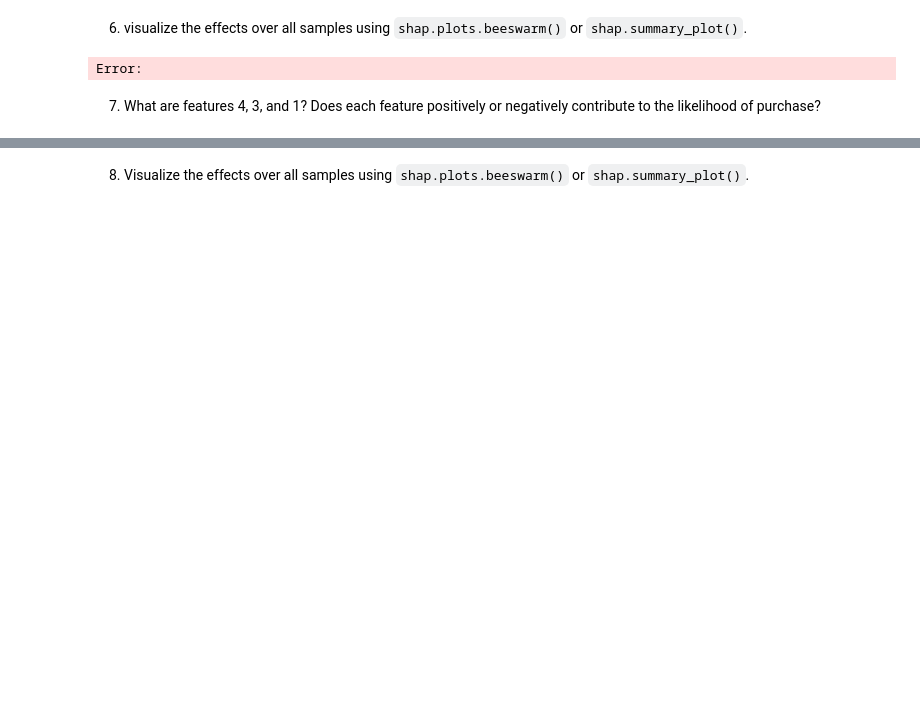
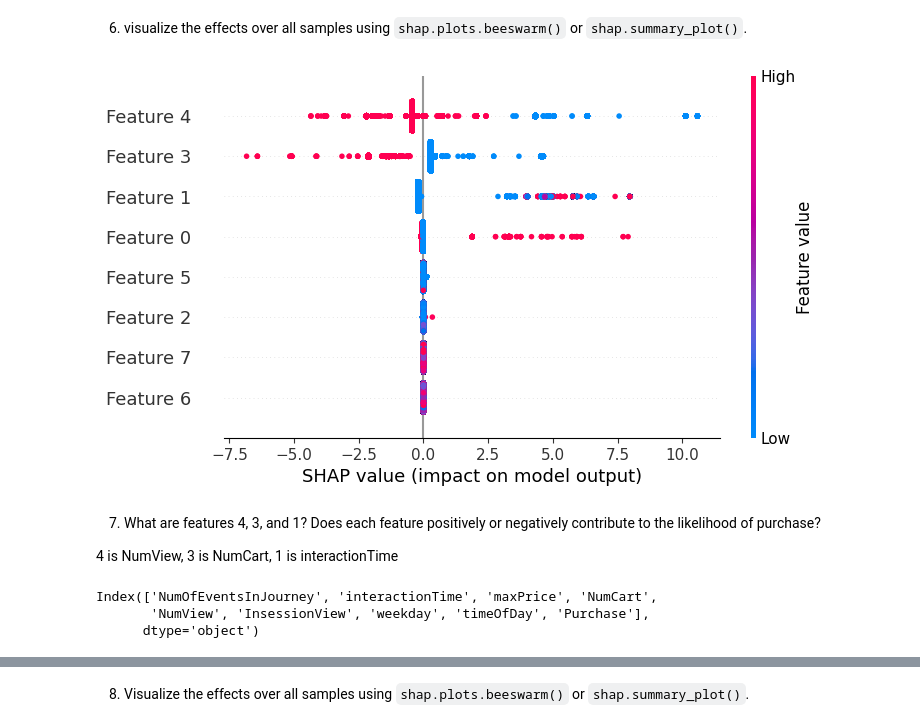
Before and after one commit to yinghu-math/mle9-yinghu, a Jupyter notebook: assignments/week-6-supervised-ML/nb/electronics-purchase-prediction.ipynb, the cells around one changed output, grey strips where cells are left out. Cells and saved outputs as stored; diff of their text form; code cells hidden in the pictures; blank space fills up the shorter version.

```diff
--- a/assignments/week-6-supervised-ML/nb/electronics-purchase-prediction.ipynb
+++ b/assignments/week-6-supervised-ML/nb/electronics-purchase-prediction.ipynb
@@ -419,7 +432,7 @@ Intepretation of a linear model such as logistic regression is staightforward, h
 from sklearn.ensemble import GradientBoostingClassifier
 # %%
 %%time
-gbt_model = None # YOUR CODE HERE
+gbt_model = GradientBoostingClassifier(random_state=42) # YOUR CODE HERE
 gbt_model.fit(X_train_reduced, y_train)
 gbt_pred = gbt_model.predict(X_test_reduced)
 # %% [output]
@@ -454,3 +473,3 @@ Error:
 # %%
 import shap
-explainer = None# YOUR CODE HERE
+explainer = shap.Explainer(gbt_model) # YOUR CODE HERE
@@ -459,4 +476,4 @@ Error:
 # %%
 %%time
-shap_values = None # YOUR CODE HERE
+shap_values = explainer(X_test_reduced_subset) # YOUR CODE HERE
 # %% [output]
@@ -464,8 +482,18 @@ Error:
 # %% [markdown]
 6. visualize the effects over all samples using `shap.plots.beeswarm()` or `shap.summary_plot()`.
+# %%
+# YOUR CODE HERE
+shap.plots.beeswarm(shap_values)
+# %% [output]
+[figure, added]
+# %% [markdown]
+7. What are features 4, 3, and 1? Does each feature positively or negatively contribute to the likelihood of purchase?
+
+4 is NumView, 3 is NumCart, 1 is interactionTime
 # %%
 # YOUR CODE HERE
+train_df_reduced.columns
 # %% [output]
-Error:
+Index(['NumOfEventsInJourney', 'interactionTime', 'maxPrice', 'NumCart',
+       'NumView', 'InsessionView', 'weekday', 'timeOfDay', 'Purchase'],
+      dtype='object')
-# %% [markdown]
-7. What are features 4, 3, and 1? Does each feature positively or negatively contribute to the likelihood of purchase?
```
Also changed, not shown: parts of 20 cells of this notebook, 1 other file.
